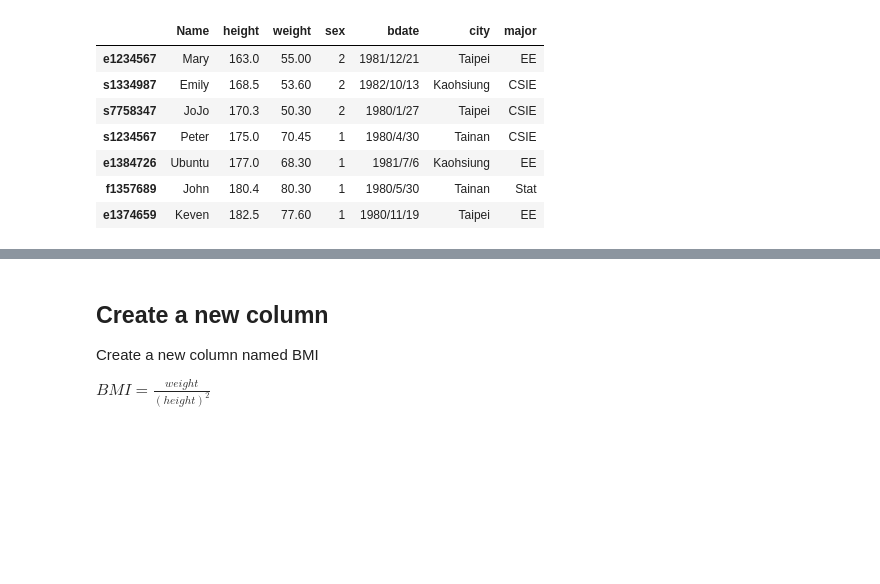
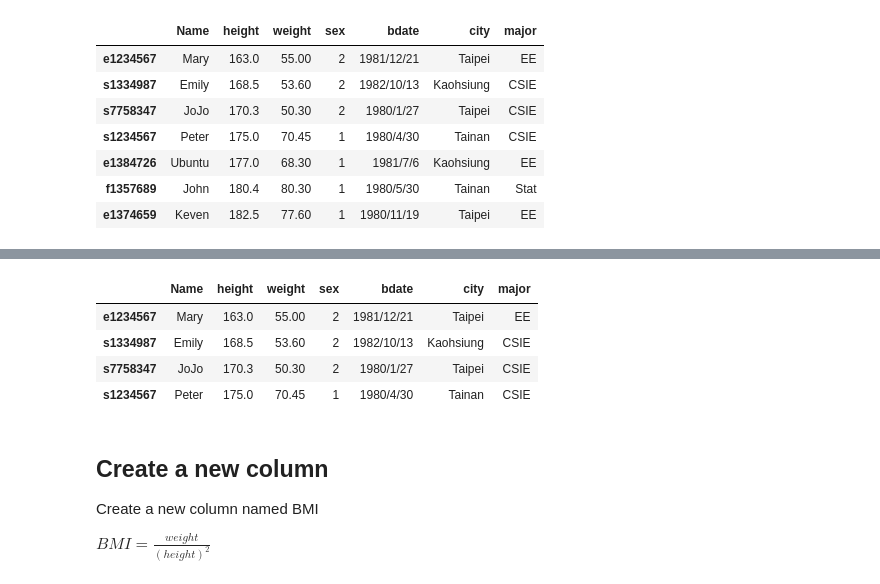
Before and after one commit to justimchung/108DL_Course, a Jupyter notebook: Pandas/Pandas101.ipynb, the cells around one changed output, grey strips where cells are left out. Drawn from its saved outputs; the diff is of its cells as text; code cells hidden in the pictures; blank space fills up the shorter version.

```diff
--- a/Pandas/Pandas101.ipynb
+++ b/Pandas/Pandas101.ipynb
@@ -448,3 +476,12 @@ student.sort_values(by=['sex', 'height'], ascending=[False, True])
+# %%
+# The top four shortest students in the class
+student.nsmallest(4, 'height')
+# %% [output]
+|  | Name | height | weight | sex | bdate | city | major |
+| e1234567 | Mary | 163.0 | 55.00 | 2 | 1981/12/21 | Taipei | EE |
+| s1334987 | Emily | 168.5 | 53.60 | 2 | 1982/10/13 | Kaohsiung | CSIE |
+| s7758347 | JoJo | 170.3 | 50.30 | 2 | 1980/1/27 | Taipei | CSIE |
+| s1234567 | Peter | 175.0 | 70.45 | 1 | 1980/4/30 | Tainan | CSIE |
 # %% [markdown]
 ## Create a new column
 
```
Also changed, not shown: parts of 10 cells of this notebook, 2 other files.
